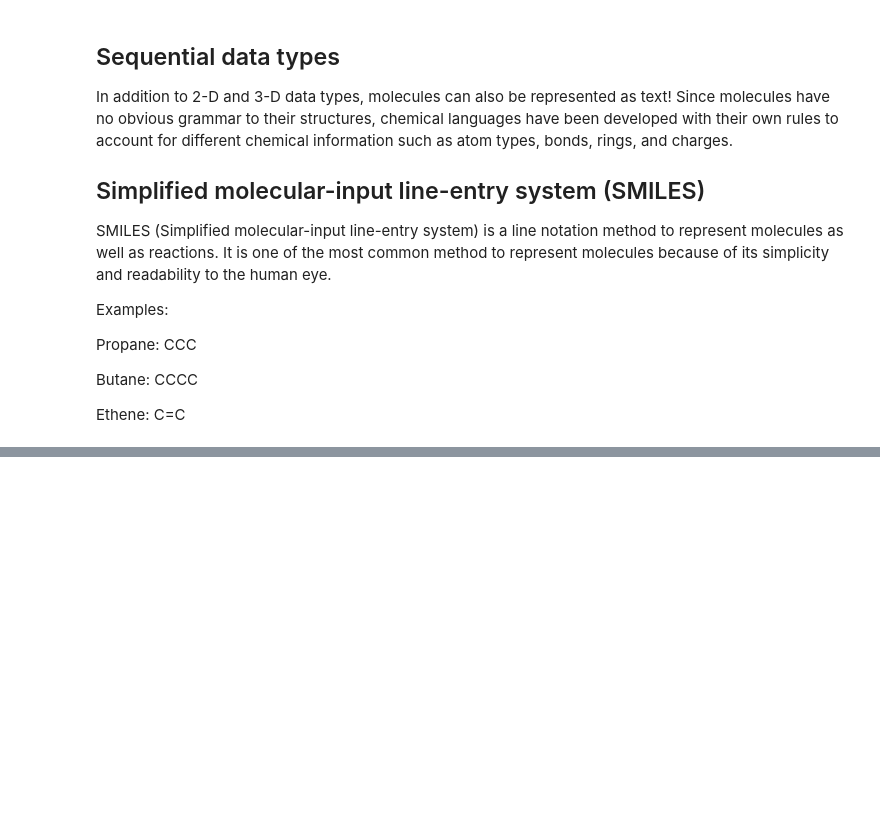
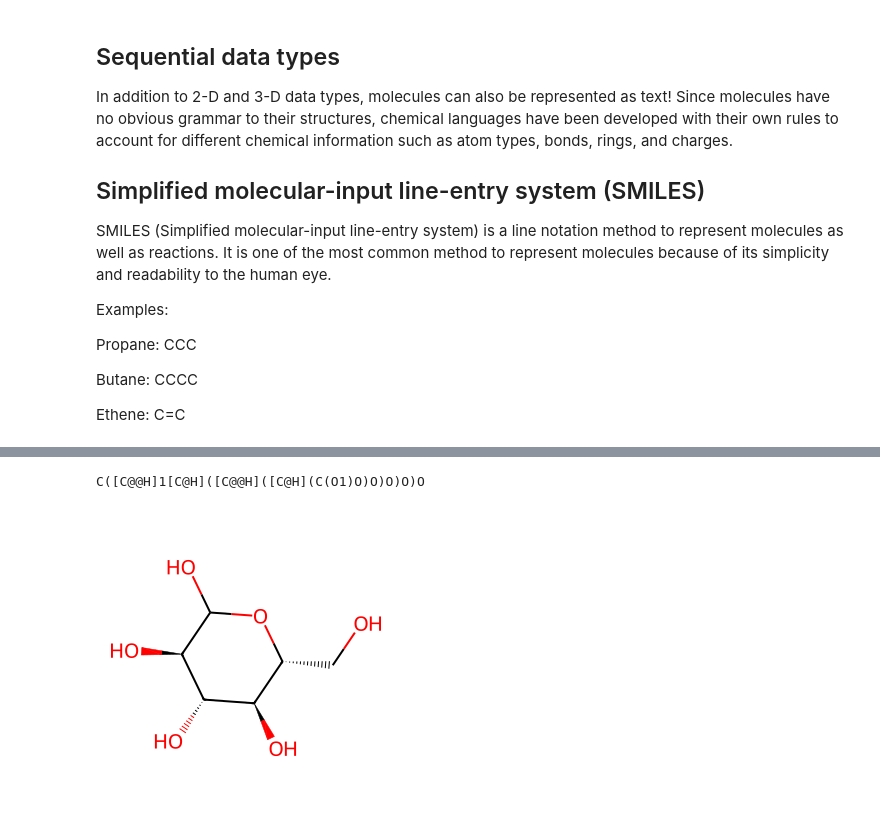
Before and after one commit to architvasan/MichiganTutorialMolecularData, a Jupyter notebook: ChemicalData.ipynb, the cells around one changed output, grey strips where cells are left out. Cells and saved outputs as stored; diff of their text form; code cells hidden in the pictures; blank space fills up the shorter version.

```diff
--- a/ChemicalData.ipynb
+++ b/ChemicalData.ipynb
@@ -57,15 +64,3 @@ These 2D-graphs can be represented compactly using adjacency matrices and node l
 * Computational Modeling Limitations
 
 These datatypes are typically incorporated into deep learning models using graph models such as GNNs and Graph Transformers.
-# %%
-from rdkit import Chem
-import networkx as nx
-
-smiles = 'CC(C)(C)c1ccc2occ(CC(=O)Nc3ccccc3F)c2c1'
-mol = Chem.MolFromSmiles(smiles)
-
-# Get adjacency matrix
-adjacency_matrix = Chem.GetAdjacencyMatrix(mol, useBO = True)
-
-# Convert adjacency matrix to NetworkX graph
-G = nx.from_numpy_array(adjacency_matrix)
@@ -148,8 +241,13 @@ Ions in the ionic molecules are not connected by a covalent bond with each other
 # %%
 import pubchempy as pcp
 results = pcp.get_compounds('Glucose', 'name')
 for compound in results:
-  print compound.isomeric_smiles
+  print(compound.isomeric_smiles)
+  mol = Chem.MolFromSmiles(compound.isomeric_smiles)
+Draw.MolToImage(mol)
+# %% [output]
+C([C@@H]1[C@H]([C@@H]([C@H](C(O1)O)O)O)O)O
+[figure, added]
 # %% [markdown]
 ## SELFIES
 A limitation of SMILES strings is that they have a very complex grammar. When used in machine learning models, many of the results can be invalid.
```
Also changed, not shown: parts of 17 cells of this notebook.
